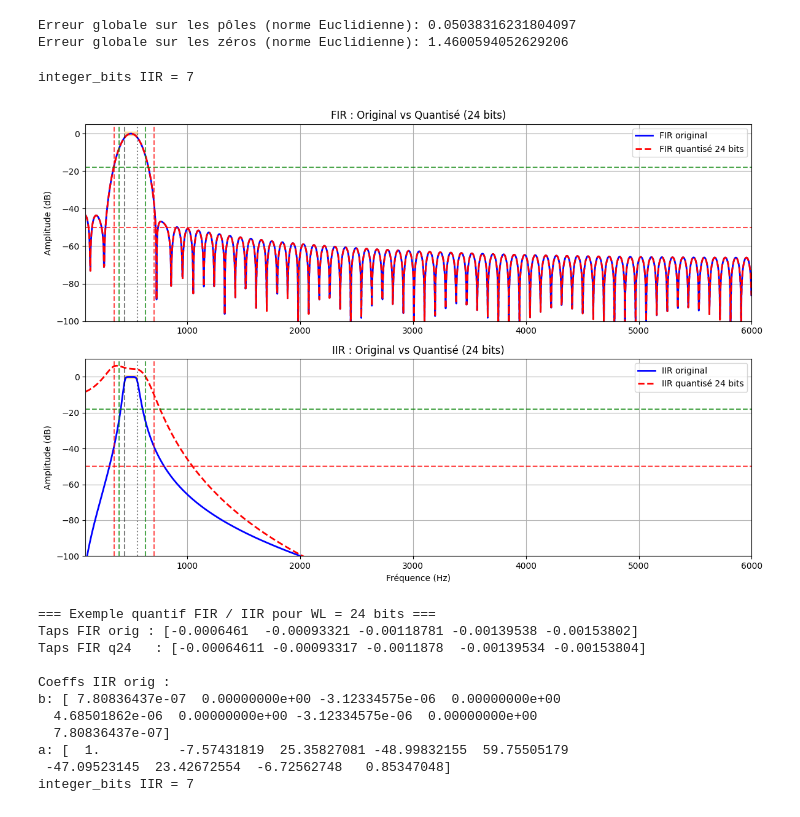
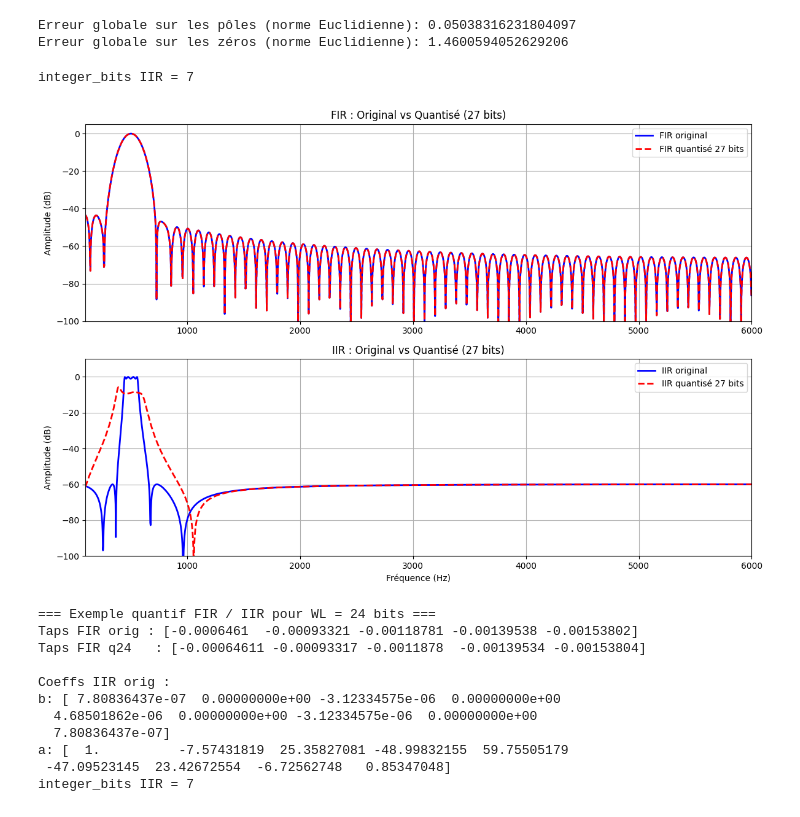
Before and after one commit to Sawlyer/SIR, a Jupyter notebook: manual_design_filters_1_3_octave.ipynb, the cells around one changed output. Saved outputs shown, nothing was run; the diff lists cells and outputs as text; code cells hidden in the pictures.

```diff
--- a/manual_design_filters_1_3_octave.ipynb
+++ b/manual_design_filters_1_3_octave.ipynb
@@ -27,7 +27,7 @@ fs = 12000 # fréquence d'échantillonnage
 bands = np.arange(22, 37)   # bande 22 → 36 (car fu < fs/2)
 Nbands = len(bands) # nombre de bandes
 iir_order = 4  # ordre des filtres IIR
-iir_type = 'butterworth'  # type de filtre IIR : 'butterworth', 'chebyshev1', 'chebyshev2', 'elliptic'
+iir_type = 'elliptic'  # type de filtre IIR : 'butterworth', 'chebyshev1', 'chebyshev2', 'elliptic'
 # %% [markdown]
 ## Calcul des fréquences ANSI 1/3 octave
 # %%
@@ -627,7 +627,7 @@ Ignoring fixed y limits to fulfill fixed data aspect with adjustable data limits
 Erreur globale sur les pôles (norme Euclidienne): 0.05038316231804097
 Erreur globale sur les zéros (norme Euclidienne): 1.4600594052629206
 # %%
-wl = 24
+wl = 27
 k = 5  # bande 27
 
 taps_orig = filters_FIR[k]
@@ -660,37 +660,37 @@ plt.figure(figsize=(12, 8))
 
 # FIR
 plt.subplot(2, 1, 1)
 plt.plot(w_orig_fir, 20*np.log10(np.abs(h_orig_fir)), 'b', linewidth=2, label='FIR original')
 plt.plot(w_q_fir,   20*np.log10(np.abs(h_q_fir)),   'r--', linewidth=2, label=f'FIR quantisé {wl} bits')
 plt.title(f'FIR : Original vs Quantisé ({wl} bits)')
 plt.ylabel("Amplitude (dB)")
 plt.grid(True)
 plt.ylim([-100, 5])
 plt.legend()
 plt.xlim([100, 6000])
 
 # IIR
 plt.subplot(2, 1, 2)
 plt.plot(w_orig_iir, 20*np.log10(np.abs(h_orig_iir)), 'b', linewidth=2, label='IIR original')
 plt.plot(w_q_iir,   20*np.log10(np.abs(h_q_iir)),   'r--', linewidth=2, label=f'IIR quantisé {wl} bits')
-plt.title(f'IIR : Original vs Quantisé ({wl} bits)')
+plt.title(f'IIR : Original vs Quantisé ({wl} bits) - Bande ANSI {bands[k]}')
 plt.xlabel("Fréquence (Hz)")
 plt.ylabel("Amplitude (dB)")
 plt.grid(True)
 plt.ylim([-100, 10])
 plt.legend()
 plt.xlim([100, 6000])
 
 # Ajout des overlays ANSI
 fl, f0, fu = ansi_band(bands[k])
-add_ansi_overlay(plt.subplot(2, 1, 1), fl, fu)
-add_ansi_overlay(plt.subplot(2, 1, 2), fl, fu)
+#add_ansi_overlay(plt.subplot(2, 1, 1), fl, fu)
+#add_ansi_overlay(plt.subplot(2, 1, 2), fl, fu)
 
 plt.tight_layout()
 plt.show()
 # %% [output]
 integer_bits IIR = 7
-[figure, old version]
+[figure, new version]
 # %%
 print("\n=== Exemple quantif FIR / IIR pour WL = 24 bits ===")
 print("Taps FIR orig :", taps_original[:5])
```
Also changed, not shown: parts of 5 cells of this notebook, 1 other file.
